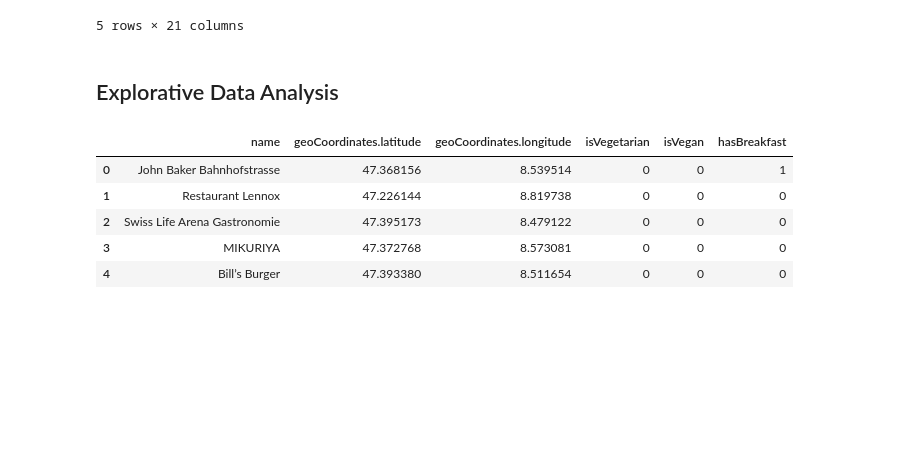
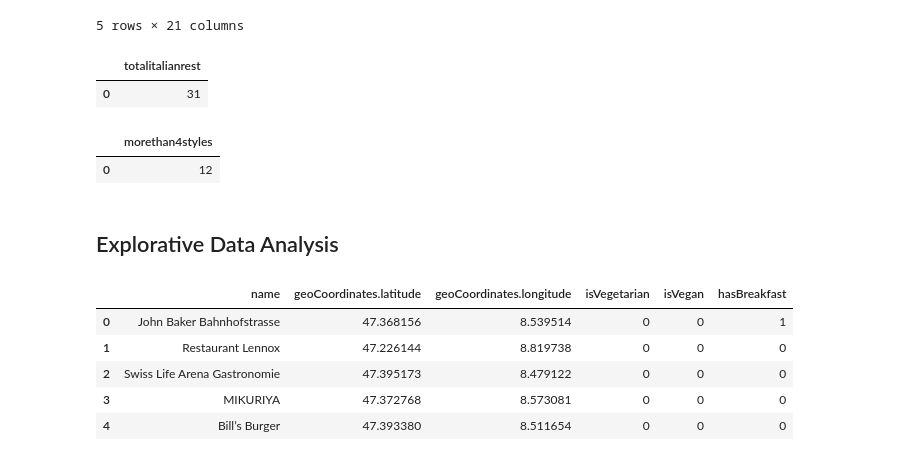
Before and after one commit to clov3r7-RebelK/ADS_Project_FS2023, a Jupyter notebook: project/project_ads_grp6.ipynb, the cells around one changed output. Cells and saved outputs as stored; diff of their text form; code cells hidden in the pictures; blank space fills up the shorter version.

```diff
--- a/project/project_ads_grp6.ipynb
+++ b/project/project_ads_grp6.ipynb
@@ -318,6 +335,27 @@ my_table.head(5)
 | 3 | 3 | 1011103 | MIKURIYA | {} | {"Tu,We,Th,Fr,Sa 19:00:00-00:00:00"} | 47.372768 | 8.573081 | ... |
 | 4 | 4 | 1011068 | Bill’s Burger | {} | {"Mo,Tu,We,Th,Fr 11:00:00-14:00:00"} | 47.393380 | 8.511654 | ... |
 5 rows × 21 columns
+# %%
+pd.read_sql(''' SELECT count(name) As TotalItalianRest
+                FROM public.restaurant_data
+                WHERE dish_0 = 'culinary-italian'
+                OR dish_1 = 'culinary-italian'
+                OR dish_2 = 'culinary-italian'
+                OR dish_3 = 'culinary-italian'
+                OR dish_4 = 'culinary-italian'
+                OR dish_5 = 'culinary-italian' ''', conn)
+# %% [output]
+|  | totalitalianrest |
+| 0 | 31 |
+# %%
+# Wie viele Restaurants haben mehr als 4 unterschiedliche Menü-Styles bspw. Asiatisch, Italienisch, Amerikanisch etc.
+pd.read_sql(''' SELECT count(name) As MoreThan4Styles
+                FROM public.restaurant_data
+                WHERE dish_4 != 'NaN'
+                OR dish_5 != 'NaN' ''', conn)
+# %% [output]
+|  | morethan4styles |
+| 0 | 12 |
 # %% [markdown]
 ## Explorative Data Analysis
 # %%
```
Also changed, not shown: parts of 4 cells of this notebook, 1 other file.
